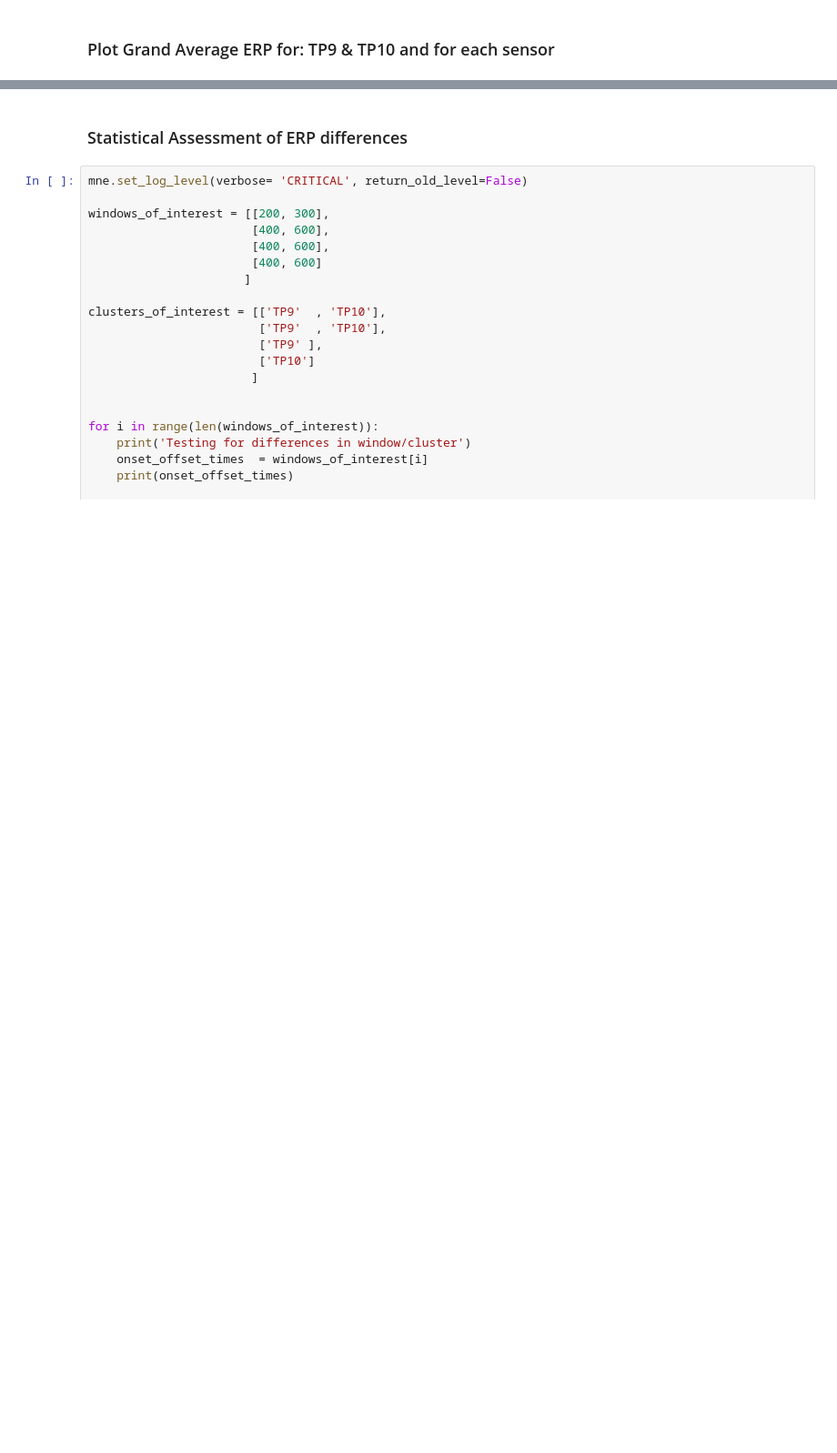
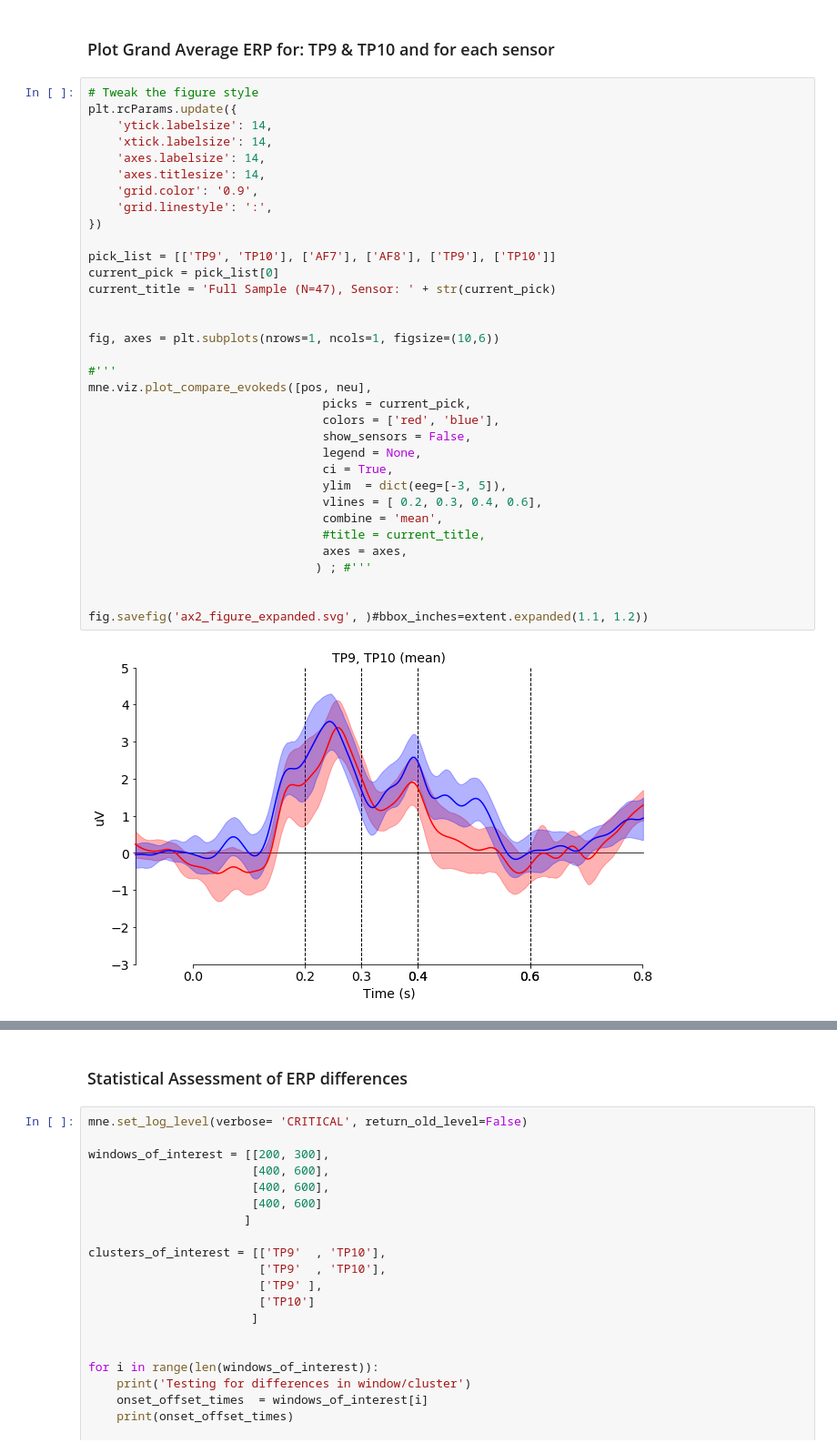
Before and after one commit to nomcomm/MediaNeuroscienceOnAShoestring_JMP, a Jupyter notebook: scripts/02_CN-S_ERP_Analysis.ipynb, the cells around one changed output, grey strips where cells are left out. Shown at 91% size. Saved outputs shown, nothing was run; the diff lists cells and outputs as text; blank space fills up the shorter version.

```diff
--- a/scripts/02_CN-S_ERP_Analysis.ipynb
+++ b/scripts/02_CN-S_ERP_Analysis.ipynb
@@ -47,6 +44,42 @@ all channels are corresponding, nothing to do.
 47
 # %% [markdown]
 ### Plot Grand Average ERP for: TP9 & TP10 and for each sensor
+# %%
+# Tweak the figure style
+plt.rcParams.update({
+    'ytick.labelsize': 14,
+    'xtick.labelsize': 14,
+    'axes.labelsize': 14,
+    'axes.titlesize': 14,
+    'grid.color': '0.9',
+    'grid.linestyle': ':',
+})
+
+pick_list = [['TP9', 'TP10'], ['AF7'], ['AF8'], ['TP9'], ['TP10']]
+current_pick = pick_list[0]
+current_title = 'Full Sample (N=47), Sensor: ' + str(current_pick)
+
+
+fig, axes = plt.subplots(nrows=1, ncols=1, figsize=(10,6))
+
+#'''
+mne.viz.plot_compare_evokeds([pos, neu],
+                                 picks = current_pick,
+                                 colors = ['red', 'blue'],
+                                 show_sensors = False,
+                                 legend = None,
+                                 ci = True,
+                                 ylim  = dict(eeg=[-3, 5]),
+                                 vlines = [ 0.2, 0.3, 0.4, 0.6],
+                                 combine = 'mean',
+                                 #title = current_title,
+                                 axes = axes,
+                                ) ; #'''
+
+
+fig.savefig('ax2_figure_expanded.svg', )#bbox_inches=extent.expanded(1.1, 1.2))
+# %% [output]
+[figure, added]
 # %%
 pick_list = [['TP9', 'TP10'], ['AF7'], ['AF8'], ['TP9'], ['TP10']]
 
```
Also changed, not shown: parts of 4 cells of this notebook, 2 other files.
